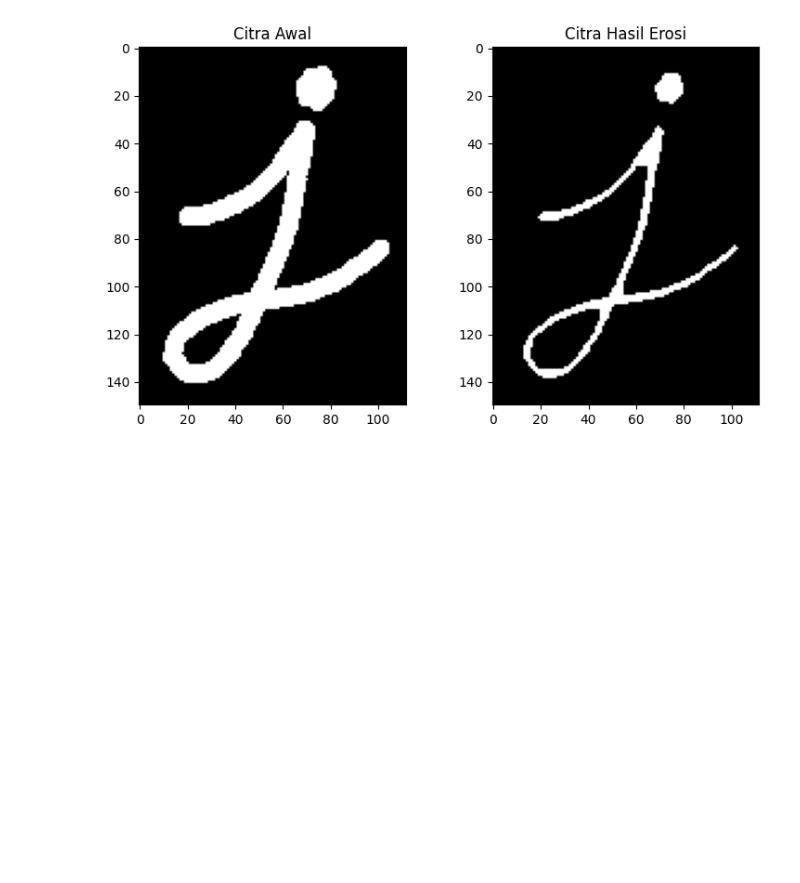
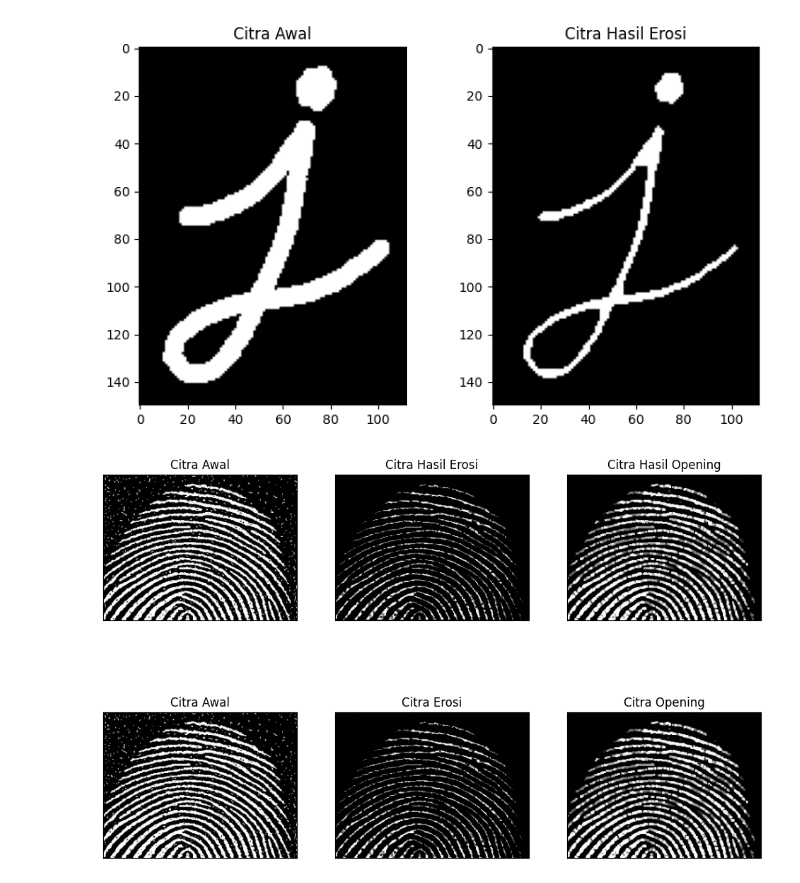
Before and after one commit to HilmyMhiii/PCVK_Genap_2023, a Jupyter notebook: Week9.ipynb, the cells around one changed output. Cells and saved outputs as stored; diff of their text form; code cells hidden in the pictures; blank space fills up the shorter version.

```diff
--- a/Week9.ipynb
+++ b/Week9.ipynb
@@ -137,3 +137,55 @@ axs[1].imshow(erosi_img)
 # %% [output]
 <matplotlib.image.AxesImage at 0x...>
 [figure]
+# %%
+# Load gambar
+img = cv2.imread('/content/drive/MyDrive/PCVK/fingerprint.png', 0)
+
+# Erosi
+kernel = np.ones((3,3), np.uint8)
+erosion = np.zeros_like(img)
+for i in range(1, img.shape[0]-1):
+    for j in range(1, img.shape[1]-1):
+        temp = img[i-1:i+2, j-1:j+2]
+        erosion[i,j] = np.min(temp)
+
+# Opening
+kernel = np.ones((3,3), np.uint8)
+opening = cv2.morphologyEx(img, cv2.MORPH_OPEN, kernel)
+
+# Menampilkan gambar
+plt.figure(figsize=(12,8))
+
+plt.subplot(231), plt.imshow(img, cmap='gray')
+plt.title('Citra Awal'), plt.xticks([]), plt.yticks([])
+
+plt.subplot(232), plt.imshow(erosion, cmap='gray')
+plt.title('Citra Hasil Erosi'), plt.xticks([]), plt.yticks([])
+
+plt.subplot(233), plt.imshow(opening, cmap='gray')
+plt.title('Citra Hasil Opening'), plt.xticks([]), plt.yticks([])
+
+# Menggunakan Library Morphology dari OpenCV
+img = cv2.imread('/content/drive/MyDrive/PCVK/fingerprint.png', 0)
+
+# Erosi
+kernel = np.ones((3,3), np.uint8)
+erosion = cv2.erode(img, kernel, iterations=1)
+
+# Opening
+kernel = np.ones((3,3), np.uint8)
+opening = cv2.morphologyEx(img, cv2.MORPH_OPEN, kernel)
+
+# Menampilkan gambar
+plt.subplot(234), plt.imshow(img, cmap='gray')
+plt.title('Citra Awal'), plt.xticks([]), plt.yticks([])
+
+plt.subplot(235), plt.imshow(erosion, cmap='gray')
+plt.title('Citra Erosi'), plt.xticks([]), plt.yticks([])
+
+plt.subplot(236), plt.imshow(opening, cmap='gray')
+plt.title('Citra Opening'), plt.xticks([]), plt.yticks([])
+
+plt.show()
+# %% [output]
+[figure, added]
```
Also changed, not shown: parts of 12 cells of this notebook.
